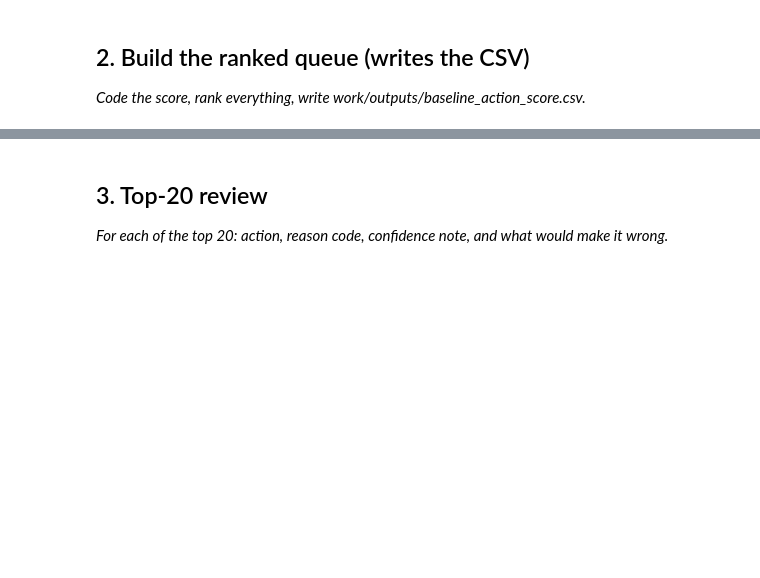
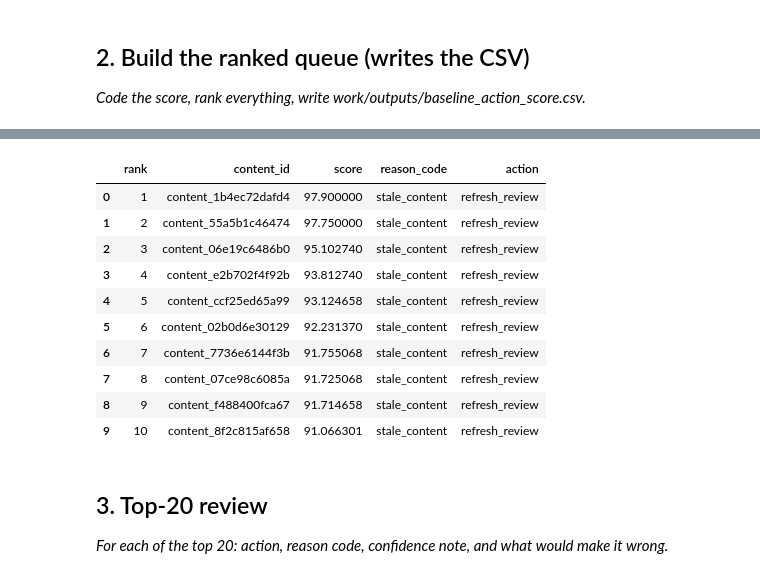
Before and after one commit to deeepanshchandra/flyrank-aiml-internship, a Jupyter notebook: work/notebooks/w04_baseline_score.ipynb, the cells around one changed output, grey strips where cells are left out. Saved outputs shown, nothing was run; the diff lists cells and outputs as text; code cells hidden in the pictures; blank space fills up the shorter version.

```diff
--- a/work/notebooks/w04_baseline_score.ipynb
+++ b/work/notebooks/w04_baseline_score.ipynb
@@ -22,0 +148,69 @@ This skeleton is yours to fill. Work the sections **in order** — each one has
+# %%
+# Build ONE simple baseline rule using February signals only.
+
+import numpy as np
+from pathlib import Path
+
+baseline = df.copy()
+
+# Score pages using three observable February signals.
+# Higher score = higher review priority.
+
+baseline["score"] = (
+    40 * baseline["days_since_last_update"].fillna(0).clip(0, 365) / 365
+    + 30 * (1 - baseline["ctr"].fillna(baseline["ctr"].median()).clip(0, 1))
+    + 30 * (1 - baseline["avg_position"].fillna(baseline["avg_position"].median()).clip(1, 100) / 100)
+)
+
+# One reason code only.
+baseline["reason_code"] = np.select(
+    [
+        baseline["days_since_last_update"].fillna(0) >= 90,
+        baseline["ctr"].fillna(baseline["ctr"].median()) < 0.05,
+        baseline["avg_position"].fillna(baseline["avg_position"].median()) > 20
+    ],
+    [
+        "stale_content",
+        "low_ctr",
+        "weak_visibility"
+    ],
+    default="mixed_signal"
+)
+
+# One action label.
+baseline["action"] = np.where(
+    baseline["score"] >= baseline["score"].quantile(0.90),
+    "refresh_review",
+    "monitor"
+)
+
+# Rank all pages.
+baseline = baseline.sort_values(
+    "score",
+    ascending=False
+).reset_index(drop=True)
+
+baseline["rank"] = np.arange(1, len(baseline) + 1)
+
+# Keep the queue useful and compact.
+queue_cols = [
+    "rank",
+    "content_id",
+    "score",
+    "reason_code",
+    "action"
+]
+
+queue = baseline[queue_cols].copy()
+
+# Write the required output file.
+output_path = Path("work/outputs/baseline_action_score.csv")
+output_path.parent.mkdir(parents=True, exist_ok=True)
+
+queue.to_csv(output_path, index=False)
+
+print(f"Rows ranked: {len(queue):,}")
+print(f"Output written: {output_path}")
+print("\nTop 10:")
+display(queue.head(10))
+# %% [output]
@@ -23,3 +221,14 @@ This skeleton is yours to fill. Work the sections **in order** — each one has
+|  | rank | content_id | score | reason_code | action |
+| 0 | 1 | content_1b4ec72dafd4 | 97.900000 | stale_content | refresh_review |
+| 1 | 2 | content_55a5b1c46474 | 97.750000 | stale_content | refresh_review |
+| 2 | 3 | content_06e19c6486b0 | 95.102740 | stale_content | refresh_review |
+| 3 | 4 | content_e2b702f4f92b | 93.812740 | stale_content | refresh_review |
+| 4 | 5 | content_ccf25ed65a99 | 93.124658 | stale_content | refresh_review |
+| 5 | 6 | content_02b0d6e30129 | 92.231370 | stale_content | refresh_review |
+| 6 | 7 | content_7736e6144f3b | 91.755068 | stale_content | refresh_review |
+| 7 | 8 | content_07ce98c6085a | 91.725068 | stale_content | refresh_review |
+| 8 | 9 | content_f488400fca67 | 91.714658 | stale_content | refresh_review |
+| 9 | 10 | content_8f2c815af658 | 91.066301 | stale_content | refresh_review |
 # %% [markdown]
 ## 3. Top-20 review
 
```
Also changed, not shown: parts of 13 cells of this notebook.
